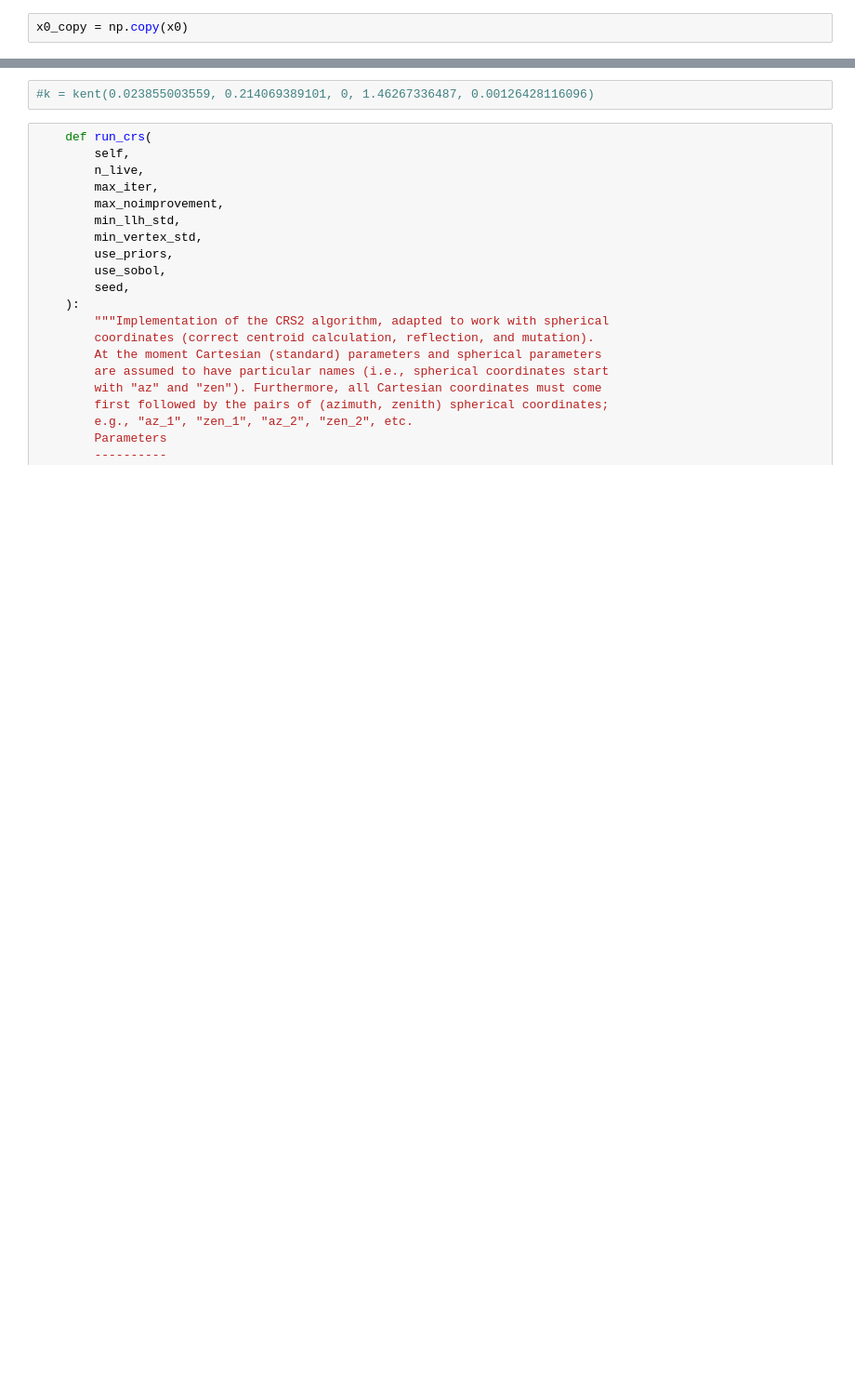
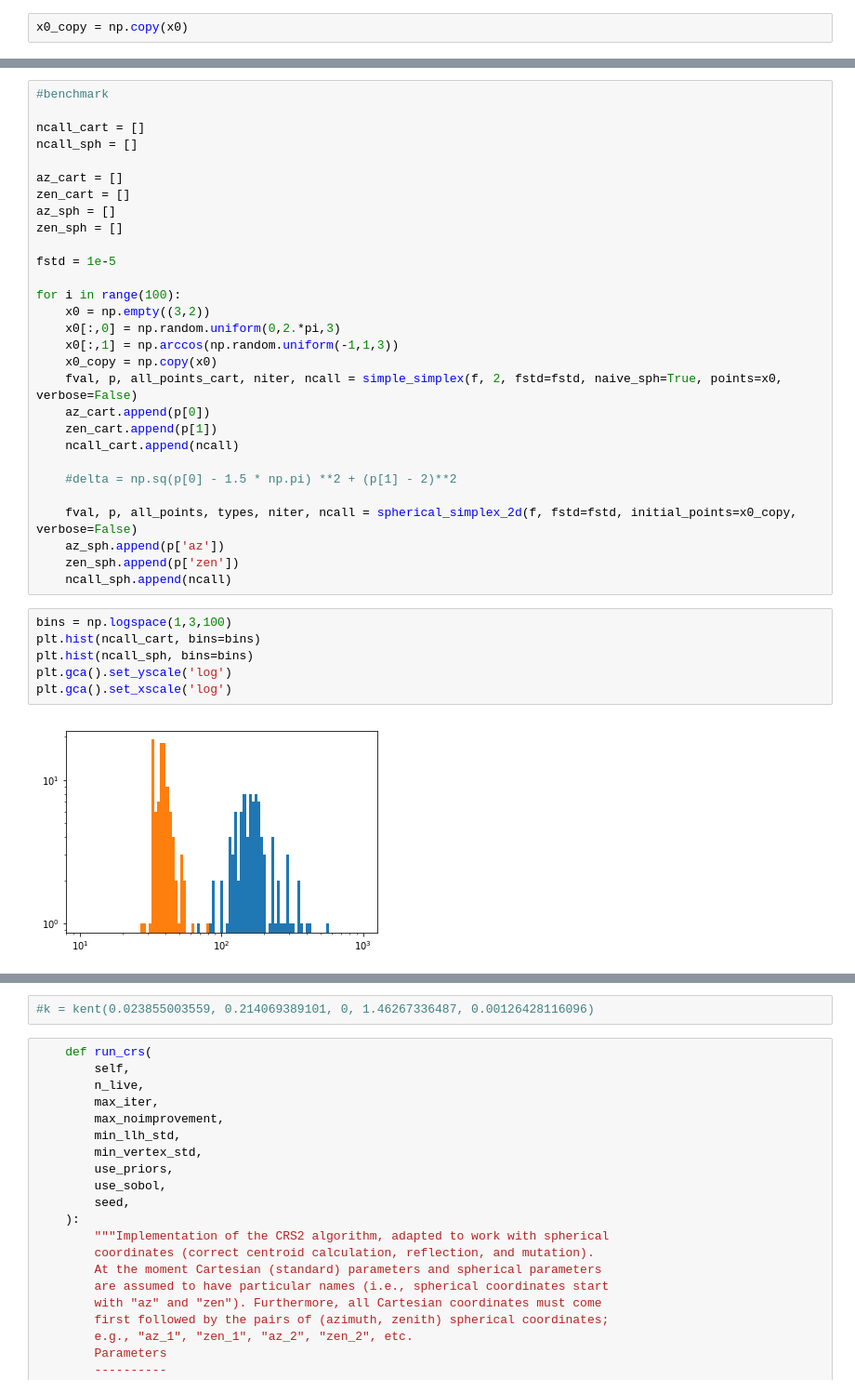
Before and after one commit to philippeller/spherical_opt, a Jupyter notebook: Simplex.ipynb, the cells around one changed output, grey strips where cells are left out. Shown at 93% size. Saved outputs shown, nothing was run; the diff lists cells and outputs as text; blank space fills up the shorter version.

Commit message:
working benchmark

```diff
--- a/Simplex.ipynb
+++ b/Simplex.ipynb
@@ -395,0 +409,37 @@ ax.plot(all_points_cart[:,0], all_points_cart[:,1], c='r')
+# %%
+#benchmark
+
+ncall_cart = []
+ncall_sph = []
+
+az_cart = []
+zen_cart = []
+az_sph = []
+zen_sph = []
+
+fstd = 1e-5
+
+for i in range(100):
+    x0 = np.empty((3,2))
+    x0[:,0] = np.random.uniform(0,2.*pi,3)
+    x0[:,1] = np.arccos(np.random.uniform(-1,1,3))
+    x0_copy = np.copy(x0)
+    fval, p, all_points_cart, niter, ncall = simple_simplex(f, 2, fstd=fstd, naive_sph=True, points=x0, verbose=False)
+    az_cart.append(p[0])
+    zen_cart.append(p[1])
+    ncall_cart.append(ncall)
+
+    #delta = np.sq(p[0] - 1.5 * np.pi) **2 + (p[1] - 2)**2
+
+    fval, p, all_points, types, niter, ncall = spherical_simplex_2d(f, fstd=fstd, initial_points=x0_copy, verbose=False)
+    az_sph.append(p['az'])
+    zen_sph.append(p['zen'])
+    ncall_sph.append(ncall)
+# %%
+bins = np.logspace(1,3,100)
+plt.hist(ncall_cart, bins=bins)
+plt.hist(ncall_sph, bins=bins)
+plt.gca().set_yscale('log')
+plt.gca().set_xscale('log')
+# %% [output]
+[figure, added]
```
Also changed, not shown: parts of 11 cells of this notebook.
